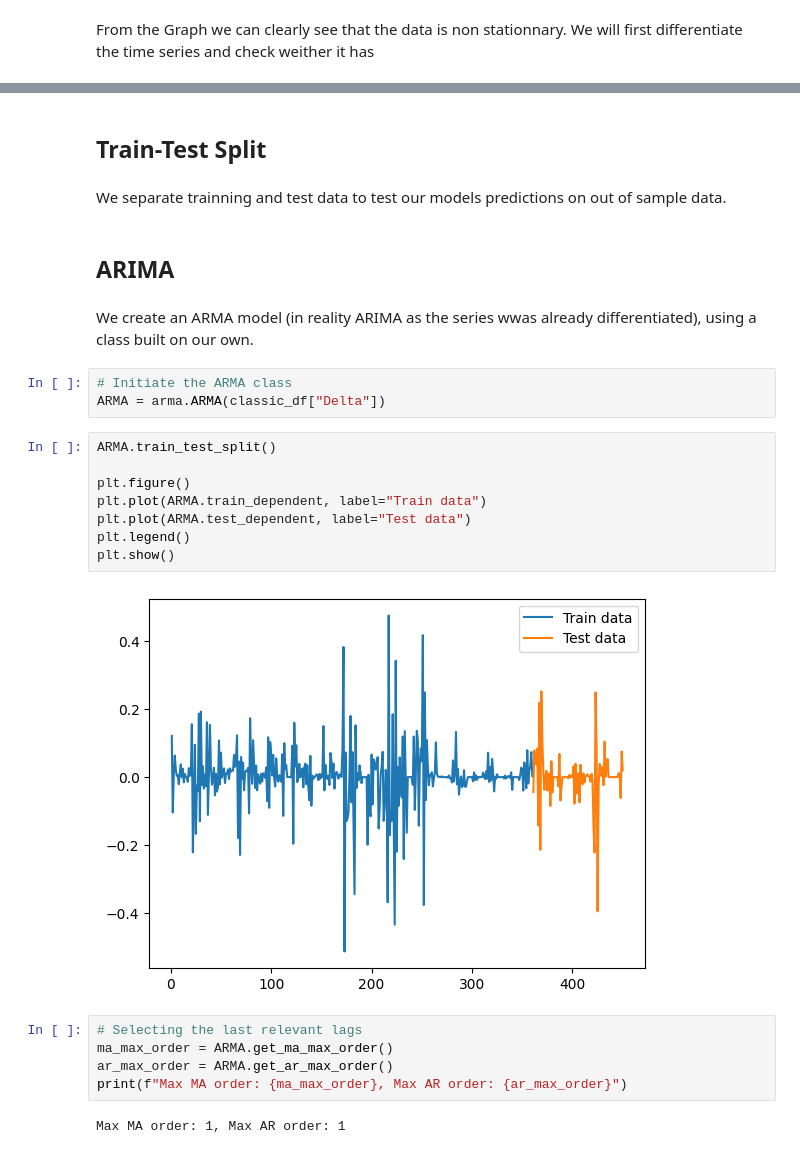
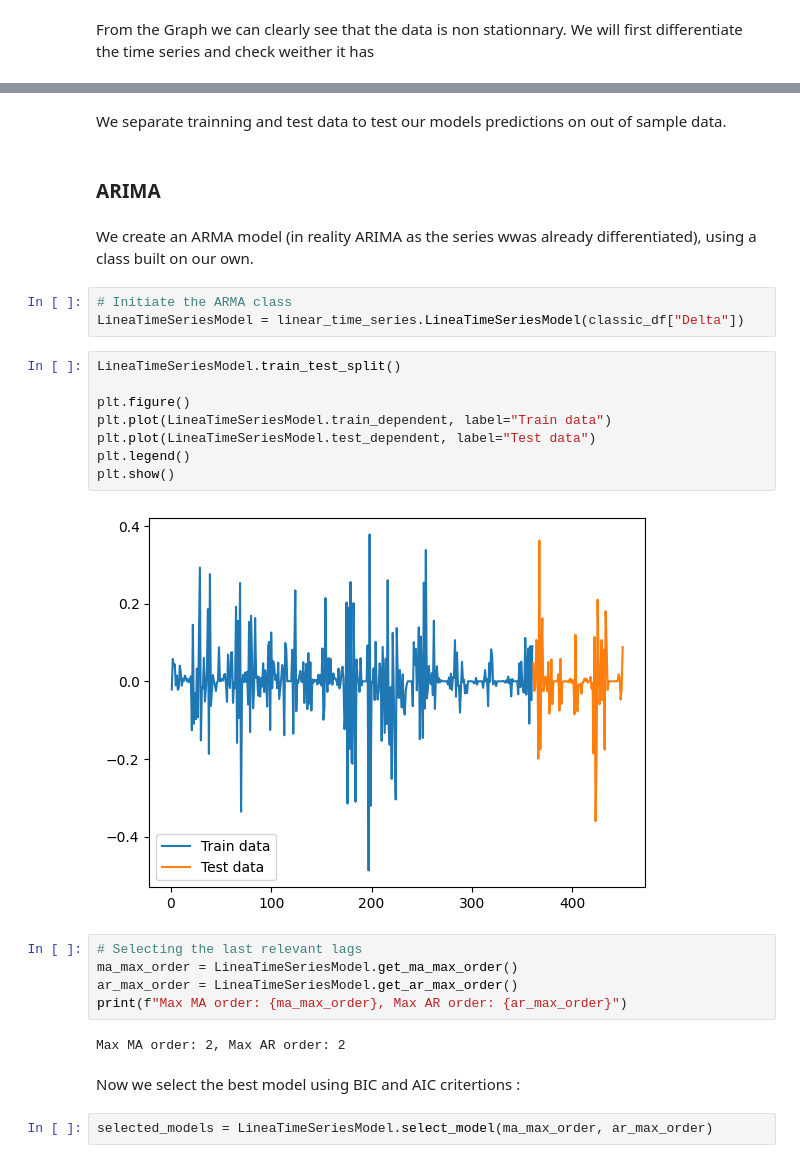
Before and after one commit to R4nd0mnam3/Time_series_Prediction, a Jupyter notebook: main.ipynb, the cells around one changed output, grey strips where cells are left out. Saved outputs shown, nothing was run; the diff lists cells and outputs as text.

```diff
--- a/main.ipynb
+++ b/main.ipynb
@@ -180,29 +182,31 @@ p-value: 7.451182426654224e-13
 Result: reject unit root -> series is stationary (at 5% level).
-# %% [markdown]
-## Train-Test Split
 # %% [markdown]
 We separate trainning and test data to test our models predictions on out of sample data.
 # %% [markdown]
-## ARIMA
+### ARIMA
 # %% [markdown]
 We create an ARMA model (in reality ARIMA as the series wwas already differentiated), using a class built on our own.
 # %%
 # Initiate the ARMA class
-ARMA = arma.ARMA(classic_df["Delta"])
+LineaTimeSeriesModel = linear_time_series.LineaTimeSeriesModel(classic_df["Delta"])
 # %%
-ARMA.train_test_split()
+LineaTimeSeriesModel.train_test_split()
 
 plt.figure()
-plt.plot(ARMA.train_dependent, label="Train data")
-plt.plot(ARMA.test_dependent, label="Test data")
+plt.plot(LineaTimeSeriesModel.train_dependent, label="Train data")
+plt.plot(LineaTimeSeriesModel.test_dependent, label="Test data")
 plt.legend()
 plt.show()
 # %% [output]
-[figure, old version]
+[figure, new version]
 # %%
 # Selecting the last relevant lags
-ma_max_order = ARMA.get_ma_max_order()
-ar_max_order = ARMA.get_ar_max_order()
+ma_max_order = LineaTimeSeriesModel.get_ma_max_order()
+ar_max_order = LineaTimeSeriesModel.get_ar_max_order()
 print(f"Max MA order: {ma_max_order}, Max AR order: {ar_max_order}")
 # %% [output]
-Max MA order: 1, Max AR order: 1
+Max MA order: 2, Max AR order: 2
+# %% [markdown]
+Now we select the best model using BIC and AIC critertions :
+# %%
+selected_models = LineaTimeSeriesModel.select_model(ma_max_order, ar_max_order)
```
Also changed, not shown: parts of 15 cells of this notebook, 3 other files.
